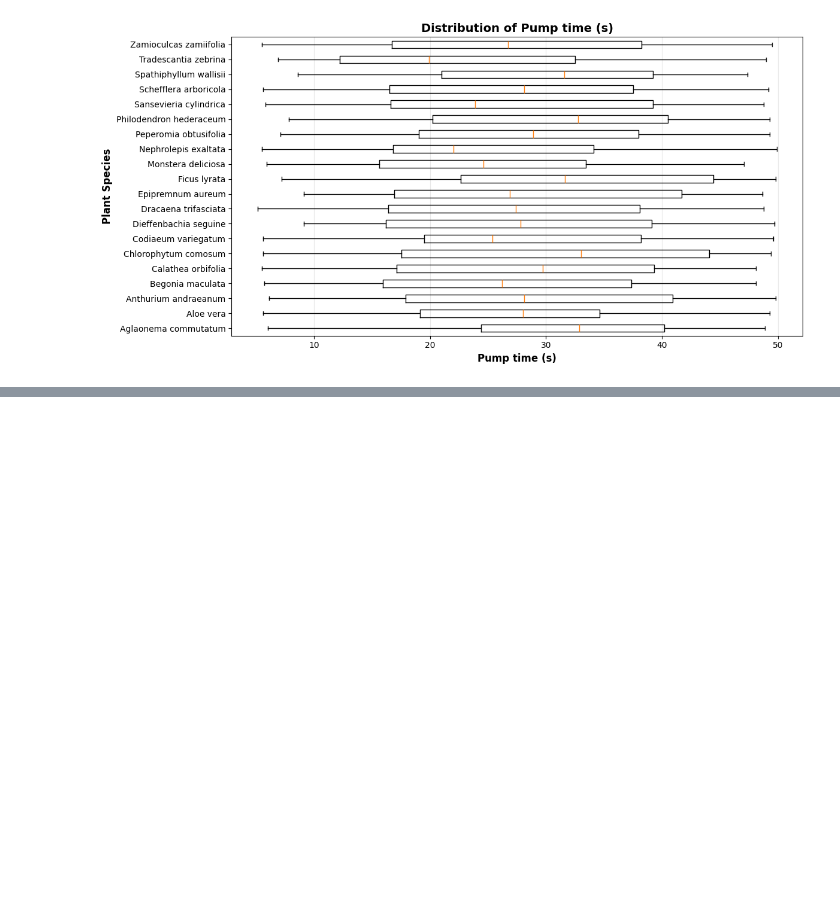
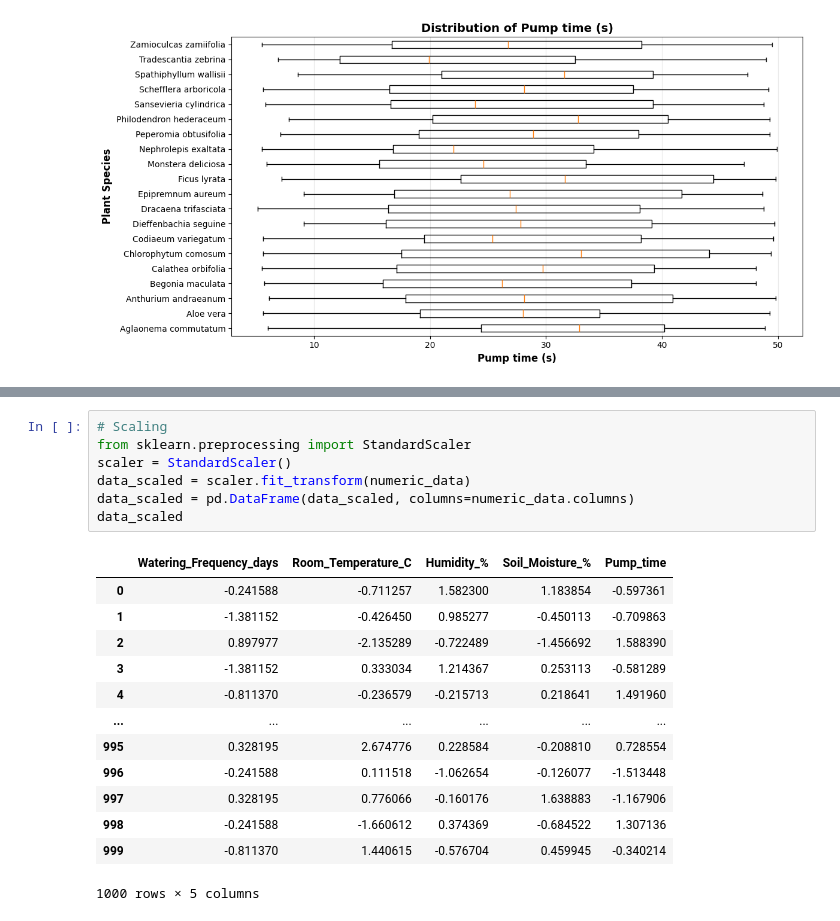
Before and after one commit to VIA-Plantify/Plantify-MachineLearning, a Jupyter notebook: datapreparation/indoor_dataset/indoor_plant.ipynb, the cells around one changed output, grey strips where cells are left out. Cells and saved outputs as stored; diff of their text form; blank space fills up the shorter version.

Commit message:
Finished preprocessing
Signed-off-by: Teo <teodora.cristiana.stoicescu@gmail.com>

```diff
--- a/datapreparation/indoor_dataset/indoor_plant.ipynb
+++ b/datapreparation/indoor_dataset/indoor_plant.ipynb
@@ -89,0 +101,21 @@ for idx, (metric, label) in enumerate(zip(metrics, metric_labels)):
+# %%
+# Scaling
+from sklearn.preprocessing import StandardScaler
+scaler = StandardScaler()
+data_scaled = scaler.fit_transform(numeric_data)
+data_scaled = pd.DataFrame(data_scaled, columns=numeric_data.columns)
+data_scaled
+# %% [output]
+|  | Watering_Frequency_days | Room_Temperature_C | Humidity_% | Soil_Moisture_% | Pump_time |
+| 0 | -0.241588 | -0.711257 | 1.582300 | 1.183854 | -0.597361 |
+| 1 | -1.381152 | -0.426450 | 0.985277 | -0.450113 | -0.709863 |
+| 2 | 0.897977 | -2.135289 | -0.722489 | -1.456692 | 1.588390 |
+| 3 | -1.381152 | 0.333034 | 1.214367 | 0.253113 | -0.581289 |
+| 4 | -0.811370 | -0.236579 | -0.215713 | 0.218641 | 1.491960 |
+| ... | ... | ... | ... | ... | ... |
+| 995 | 0.328195 | 2.674776 | 0.228584 | -0.208810 | 0.728554 |
+| 996 | -0.241588 | 0.111518 | -1.062654 | -0.126077 | -1.513448 |
+| 997 | 0.328195 | 0.776066 | -0.160176 | 1.638883 | -1.167906 |
+| 998 | -0.241588 | -1.660612 | 0.374369 | -0.684522 | 1.307136 |
+| 999 | -0.811370 | 1.440615 | -0.576704 | 0.459945 | -0.340214 |
+1000 rows × 5 columns
```
Also changed, not shown: parts of 2 cells of this notebook.
